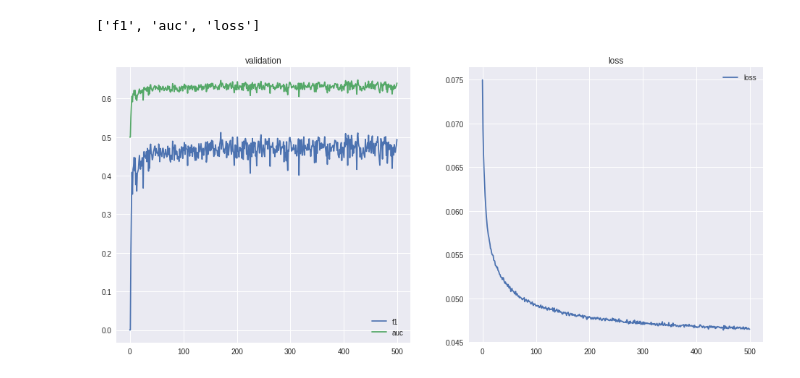
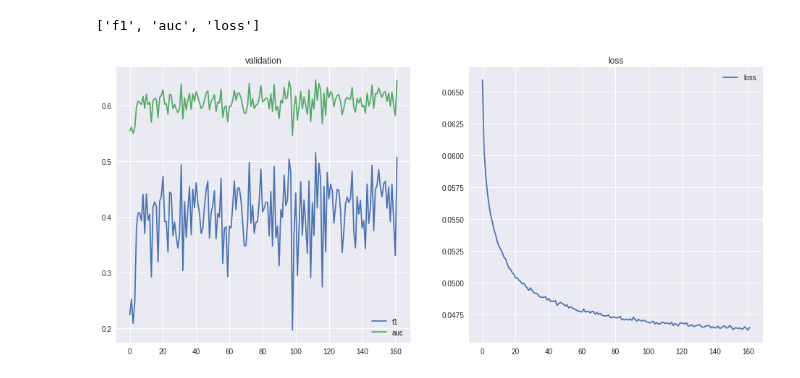
Before and after one commit to imminfo/mhc, a Jupyter notebook: results.ipynb, the cells around one changed output. Saved outputs shown, nothing was run; the diff lists cells and outputs as text; code cells hidden in the pictures.

```diff
--- a/results.ipynb
+++ b/results.ipynb
@@ -8,25 +8,24 @@ import os
 import pandas as pd
 # %%
 data_d = {}
-dir_name = './models/dense32/'
+dir_name = './models/cnn_solo1///'
 for file in [x for x in os.listdir(dir_name) if x.find("history") != -1]:
     title = file[8:file.rfind(".txt")]
     with open(dir_name+file) as inp:
         data_d[title] = [float(y) for y in inp.readlines()]
 print(data_d.keys())
+
+f, ax = plt.subplots(1,2, figsize=(16, 7))
+sns.set_style("darkgrid")
+ax[0].set_title("validation")
+ax[0].plot(data_d["f1"], label="f1")
+ax[0].plot(data_d["auc"], label="auc")
+ax[0].legend()
+ax[1].set_title("loss")
+ax[1].plot(data_d["loss"], label="loss")
+ax[1].legend()
+f.savefig("output.pdf")
+plt.show()
 # %% [output]
 ['f1', 'auc', 'loss']
+[figure, added]
-# %%
-f, ax = plt.subplots(1,2, figsize=(16, 7))
-sns.set_style("darkgrid")
-ax[0].set_title("validation")
-ax[0].plot(data_d["f1"], label="f1")
-ax[0].plot(data_d["auc"], label="auc")
-ax[0].legend()
-ax[1].set_title("loss")
-ax[1].plot(data_d["loss"], label="loss")
-ax[1].legend()
-f.savefig("output.pdf")
-plt.show()
-# %% [output]
-[figure, removed]
```
Also changed, not shown: parts of 4 cells of this notebook, 1 other file.
